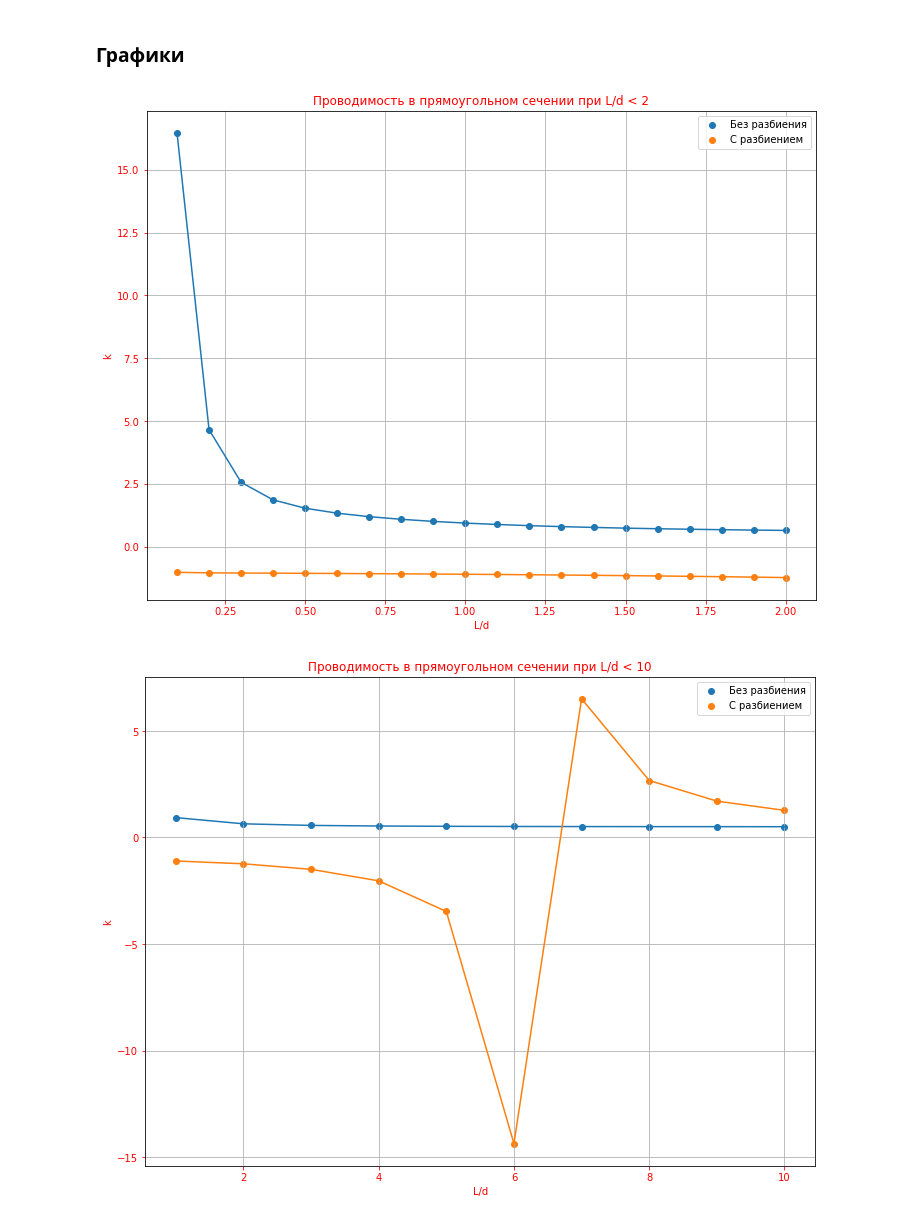
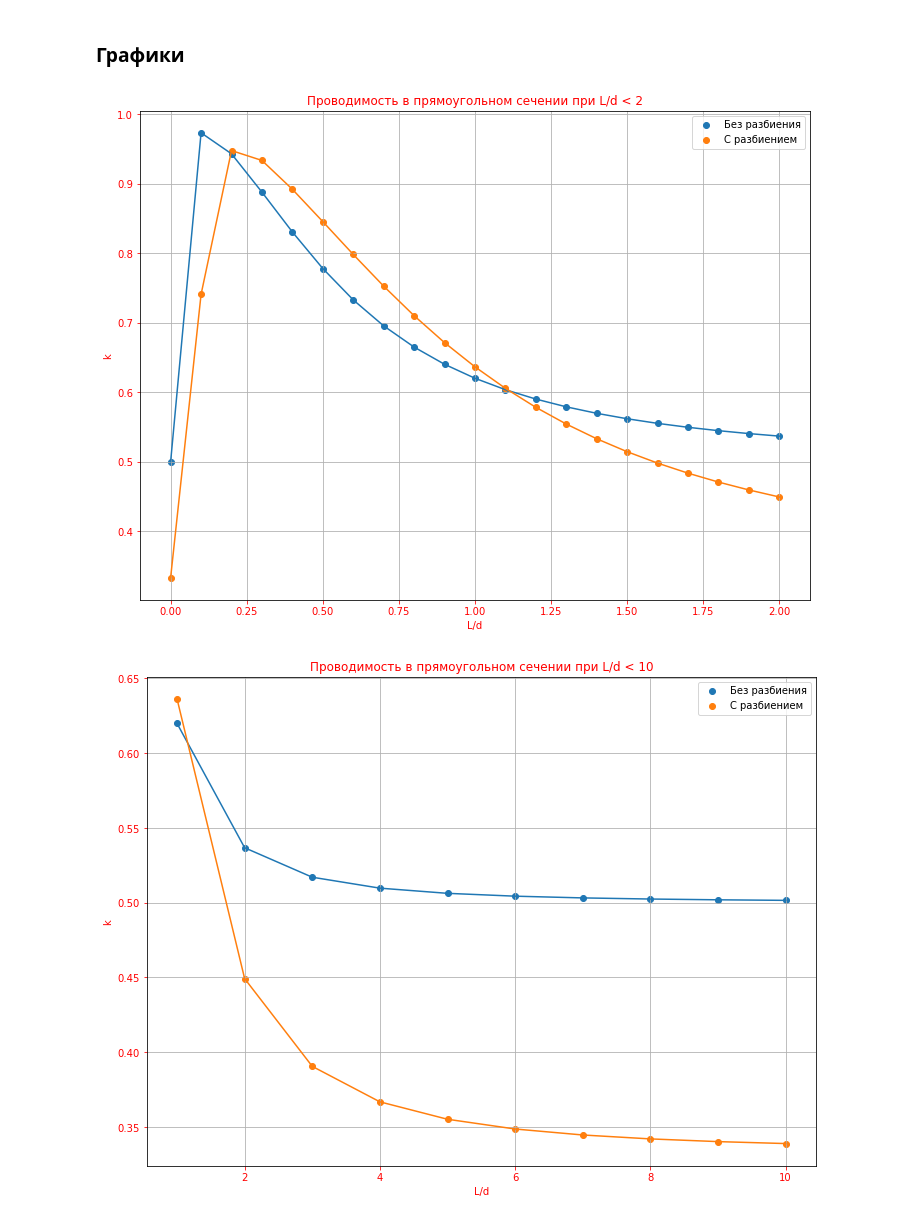
Before and after one commit to eprush/MethodOfAngularCoefficients, a Jupyter notebook: MAC.ipynb, the cells around one changed output. Cells and saved outputs as stored; diff of their text form; code cells hidden in the pictures.

Commit message:
Fix coaxial_rectangle

```diff
--- a/MAC.ipynb
+++ b/MAC.ipynb
@@ -14,7 +14,7 @@ class Tube:
         self.L = L
 
     def no_splitting(self, l_1 : int = 2, l_2 : int = 2) -> float:
-        phi_12 = self.coaxial(self.L)
+        phi_12 = self.coaxial(self.L, l_1, l_2)
         phi_21 = phi_12
         phi_11, phi_22 = 0, 0
         phi_13 = 1 - phi_11 - phi_12
@@ -70,7 +70,9 @@ class Round(Tube):
         return math.pi * self.R**2
 
     def area_3(self, s):
-        return 2*math.pi*self.R * s
+        if s:
+            return 2*math.pi*self.R * s
+        return 1
 # %%
 section_1 = Round(2)
 section_1.no_splitting()
@@ -176,19 +178,16 @@ class Rectangular(Tube):
 
     def coaxial_rectangle(self, s, l_1 : int, l_2 : int) -> float:
         k = 0
+        for i in range(l_1):
+            x = self.b/(2*l_1) + self.b/l_1*i
+            for j in range(l_2):
+                y = self.a/(2*l_2) + self.a/l_2*j
+                square_r = s**2 + (x - self.b/2)**2 + (y - self.a/2)**2
+                cos_1    = s/math.sqrt(square_r)
+                cos_2    = cos_1
+                k += cos_1*cos_2/(math.pi*square_r)
         F_2 = self.a*self.b/(l_1*l_2)
-        for i_1 in range(l_1):
-            x_1 = self.b/(2*l_1) + self.b/l_1*i_1
-            for j_1 in range(l_2):
-                y_1 = self.a/(2*l_2) + self.a/l_2*j_1
-                for i_2 in range(l_1):
-                    x_2 = self.b/(2*l_1) + self.b/l_1*i_2
-                    for j_2 in range(l_2):
-                        y_2      = self.a/(2*l_2) + self.a/l_2*j_2
-                        square_r = s**2 + (x_1 - x_2)**2 + (y_1 - y_2)**2
-                        cos_1    = s/math.sqrt(square_r)
-                        cos_2    = cos_1
-                        k += cos_1*cos_2/(math.pi*square_r)*F_2
+        k  *= F_2
         return k
 
     def coaxial(self, s, l_1 = 2, l_2 = 2):
@@ -198,6 +197,8 @@ class Rectangular(Tube):
         return self.a*self.b
 
     def area_3(self, s):
-        return 2*(self.a+self.b)*s
+        if s:
+            return 2*(self.a+self.b)*s
+        return 1
 # %%
 section_2, section_3 = Rectangular(1,1,1), Rectangular(1,5,1)
@@ -217,27 +218,27 @@ print(section_3.splitting(10,10), "- совсем неправильно")
 # %% [markdown]
 ### Графики
 # %%
-def rectangle_t(x, l_1 : int = 2, l_2 : int = 2):
+def rectangle_t(x, l_1, l_2):
     k_1 = [Rectangular(1,1,element).no_splitting(l_1, l_2) for element in x]
     k_2 = [Rectangular(1,1,element).splitting(l_1, l_2)    for element in x]
     return k_1, k_2
 
-def rectangle_draw(self):
+def rectangle_draw(self, l_1 : int = 2, l_2 : int = 2):
         customize_graph("Проводимость в прямоугольном сечении при L/d < 2")
         x        = np.linspace(0,2,21)
         k_1, k_2 = rectangle_t(x,10,10)
-        lines(x, k_1, k_2, "L less then 2.png", "rectangle")
+        lines(x, k_1, k_2, "L less then 2.png", "rectangular")
         plt.show()
 
         customize_graph("Проводимость в прямоугольном сечении при L/d < 10")
         x        = np.linspace(1,10,10)
         k_1, k_2 = rectangle_t(x,10,10)
-        lines(x, k_1, k_2, "L less then 10.png", "rectangle")
+        lines(x, k_1, k_2, "L less then 10.png", "rectangular")
         plt.show()
 
 Graph.rectangle_draw = rectangle_draw
 # %%
-Graph().rectangle_draw()
+Graph().rectangle_draw(10,10)
 # %% [output]
-[figure, old version]
+[figure, new version]
-[figure, old version]
+[figure, new version]
```
Also changed, not shown: parts of 2 cells of this notebook, 2 other files.
